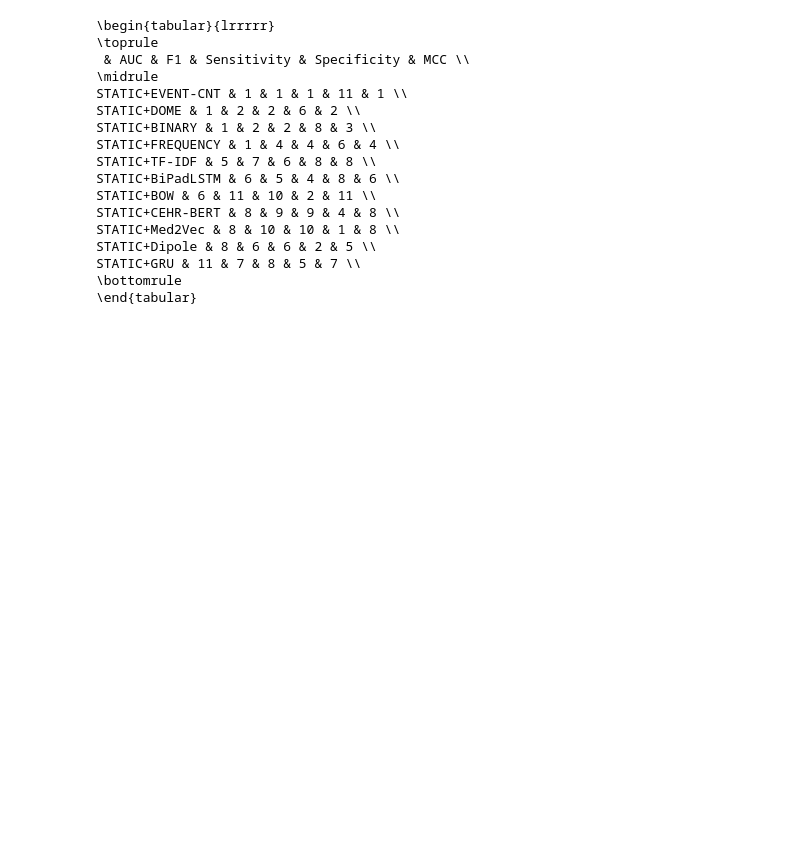
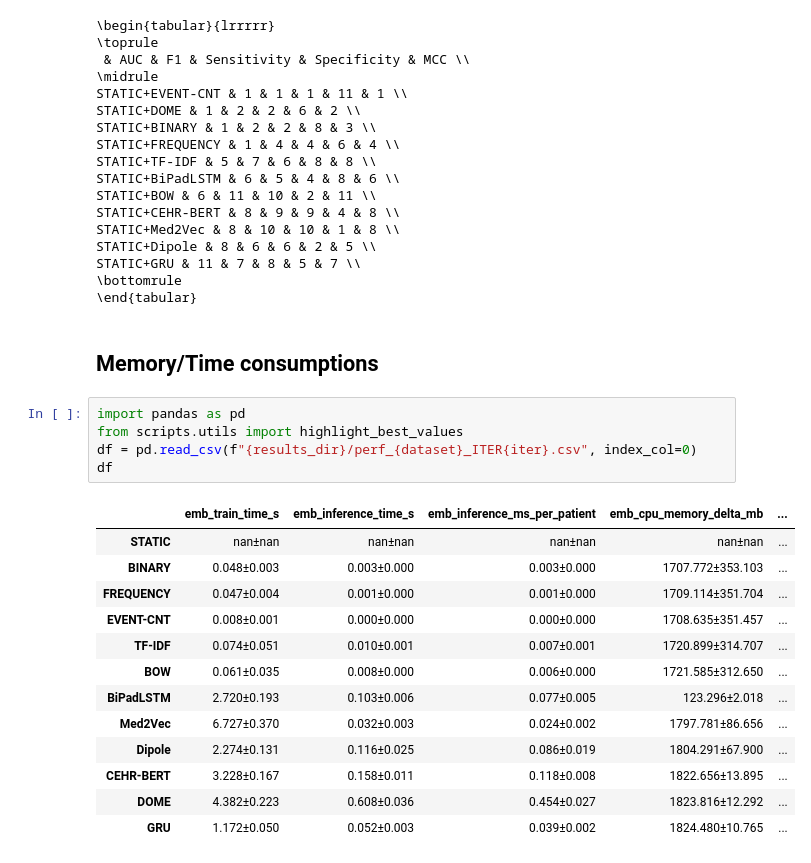
Before and after one commit to giordamaug/Relational_EHR_data_to_Longitudinal_Patient_Trajectories, a Jupyter notebook: run_experiments.ipynb, the cells around one changed output. Saved outputs shown, nothing was run; the diff lists cells and outputs as text; blank space fills up the shorter version.

```diff
--- a/run_experiments.ipynb
+++ b/run_experiments.ipynb
@@ -225,3 +225,24 @@ STATIC+Dipole & 8 & 6 & 6 & 2 & 5 \\
 STATIC+GRU & 11 & 7 & 8 & 5 & 7 \\
 \bottomrule
 \end{tabular}
+# %% [markdown]
+## Memory/Time consumptions
+# %%
+import pandas as pd
+from scripts.utils import highlight_best_values
+df = pd.read_csv(f"{results_dir}/perf_{dataset}_ITER{iter}.csv", index_col=0)
+df
+# %% [output]
+|  | emb_train_time_s | emb_inference_time_s | emb_inference_ms_per_patient | emb_cpu_memory_delta_mb | ... |
+| STATIC | nan±nan | nan±nan | nan±nan | nan±nan | ... |
+| BINARY | 0.048±0.003 | 0.003±0.000 | 0.003±0.000 | 1707.772±353.103 | ... |
+| FREQUENCY | 0.047±0.004 | 0.001±0.000 | 0.001±0.000 | 1709.114±351.704 | ... |
+| EVENT-CNT | 0.008±0.001 | 0.000±0.000 | 0.000±0.000 | 1708.635±351.457 | ... |
+| TF-IDF | 0.074±0.051 | 0.010±0.001 | 0.007±0.001 | 1720.899±314.707 | ... |
+| BOW | 0.061±0.035 | 0.008±0.000 | 0.006±0.000 | 1721.585±312.650 | ... |
+| BiPadLSTM | 2.720±0.193 | 0.103±0.006 | 0.077±0.005 | 123.296±2.018 | ... |
+| Med2Vec | 6.727±0.370 | 0.032±0.003 | 0.024±0.002 | 1797.781±86.656 | ... |
+| Dipole | 2.274±0.131 | 0.116±0.025 | 0.086±0.019 | 1804.291±67.900 | ... |
+| CEHR-BERT | 3.228±0.167 | 0.158±0.011 | 0.118±0.008 | 1822.656±13.895 | ... |
+| DOME | 4.382±0.223 | 0.608±0.036 | 0.454±0.027 | 1823.816±12.292 | ... |
+| GRU | 1.172±0.050 | 0.052±0.003 | 0.039±0.002 | 1824.480±10.765 | ... |
```
Also changed, not shown: parts of 4 cells of this notebook.
